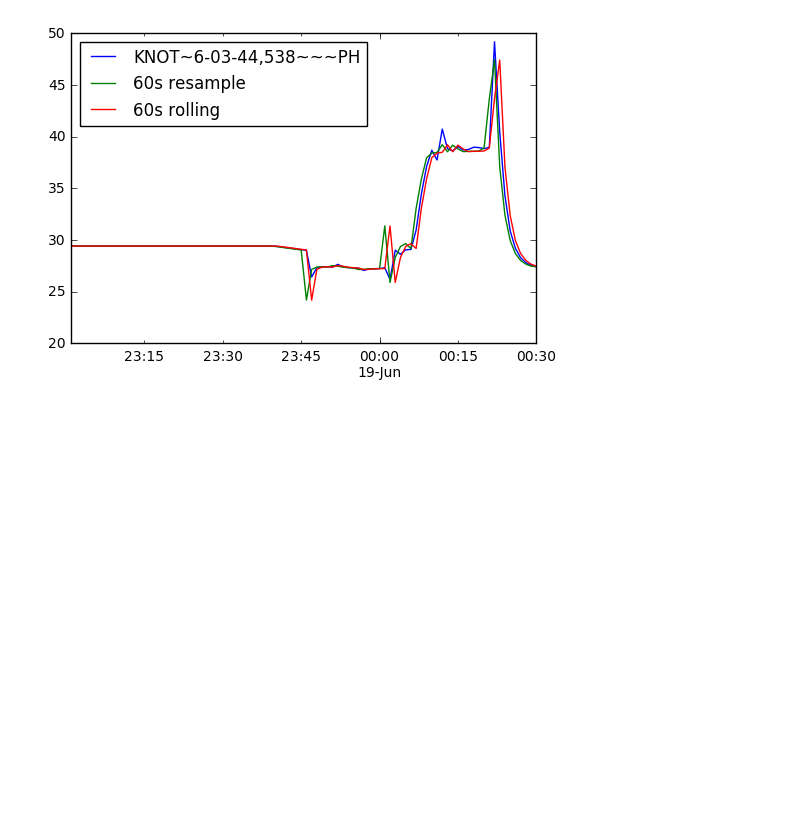
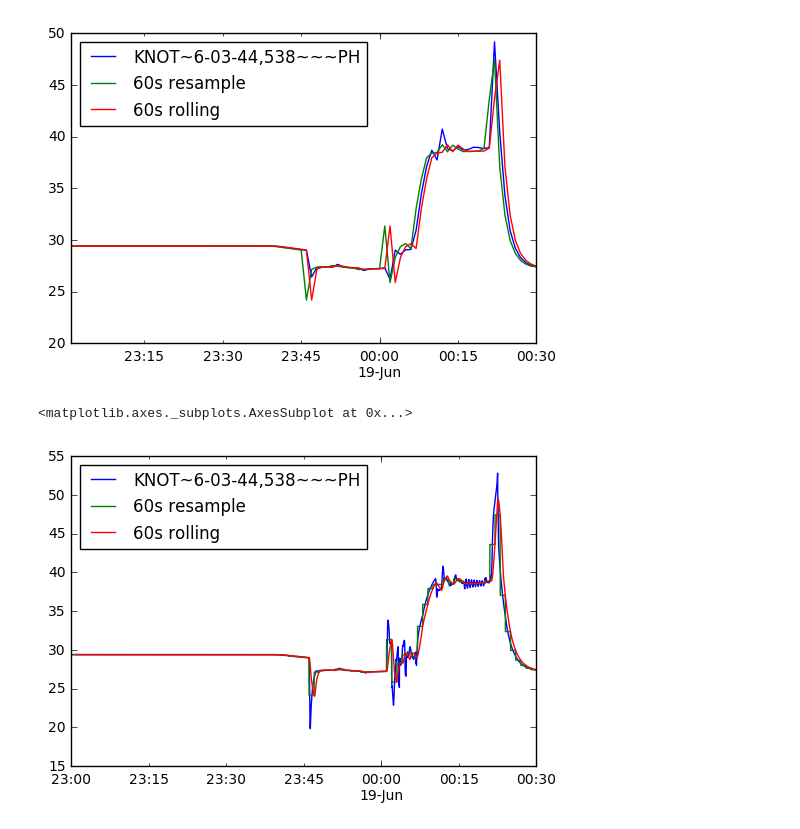
Before and after one commit to aw3s/PT3S, a Jupyter notebook: nb/MxWithPandas.ipynb, the cells around one changed output. Drawn from its saved outputs; the diff is of its cells as text; code cells hidden in the pictures; blank space fills up the shorter version.

```diff
--- a/nb/MxWithPandas.ipynb
+++ b/nb/MxWithPandas.ipynb
@@ -133,3 +159,8 @@ df3.dropna().plot()
 # %% [output]
 <matplotlib.axes._subplots.AxesSubplot at 0x...>
 [figure]
+# %%
+df3.ffill().plot()
+# %% [output]
+<matplotlib.axes._subplots.AxesSubplot at 0x...>
+[figure, added]
```
Also changed, not shown: parts of 14 cells of this notebook, 2 other files.
